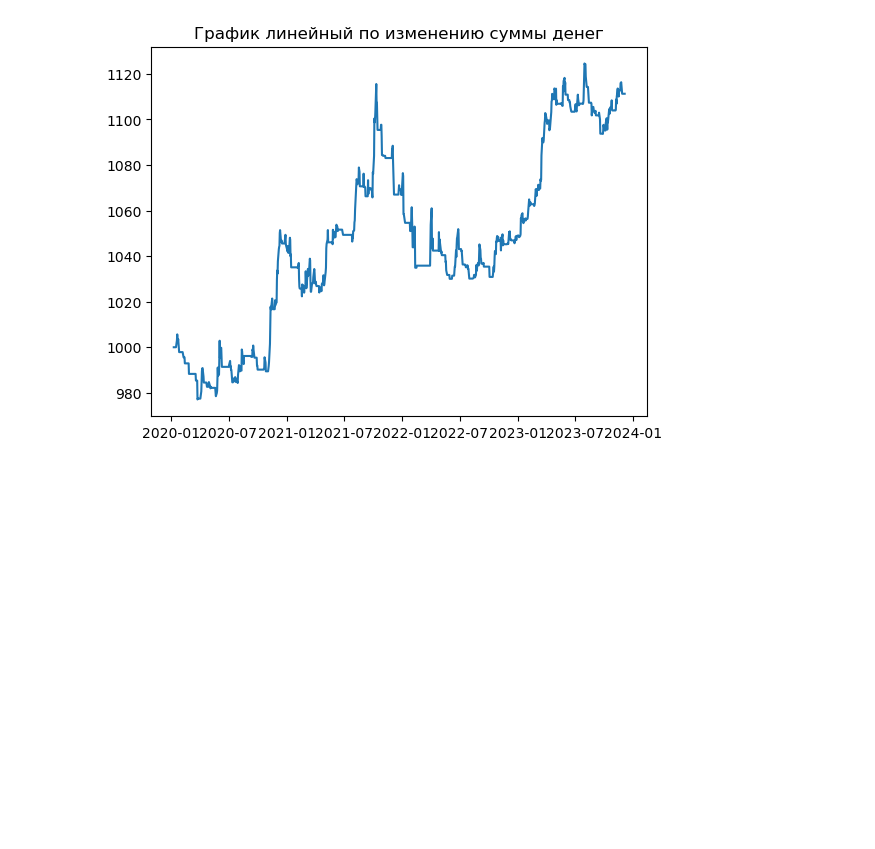
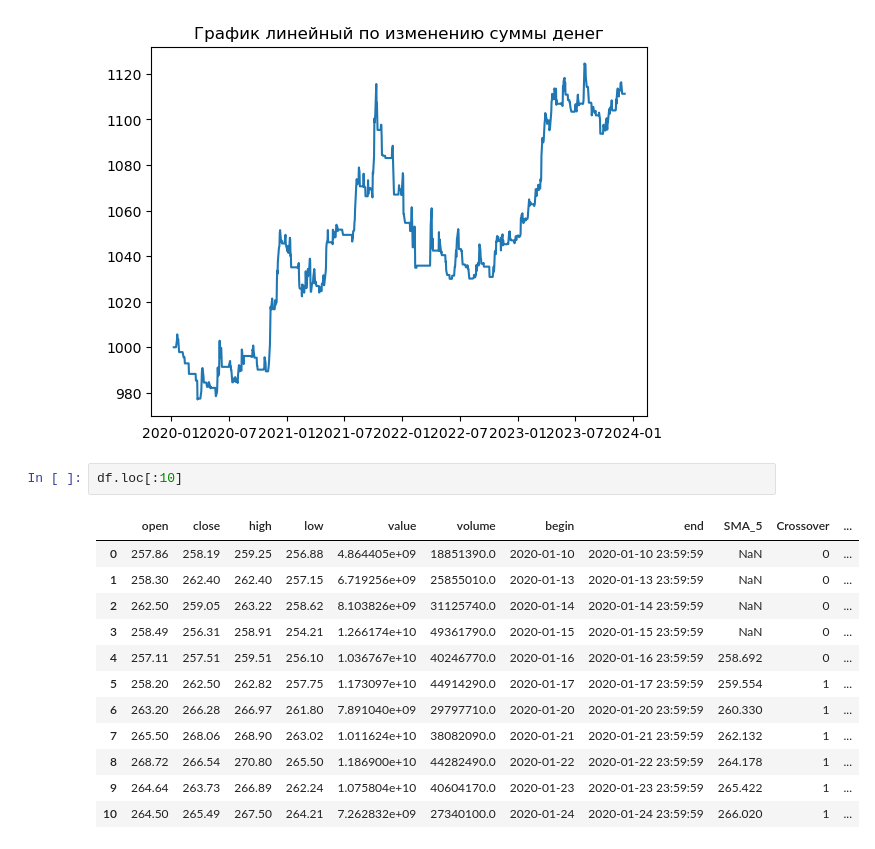
Before and after one commit to spielbrecher/MosBorse, a Jupyter notebook: DemoTrade.ipynb, the cells around one changed output. Saved outputs shown, nothing was run; the diff lists cells and outputs as text; blank space fills up the shorter version.

```diff
--- a/DemoTrade.ipynb
+++ b/DemoTrade.ipynb
@@ -248,3 +248,18 @@ def plot_linear_graph_of_profit_on_buy_change(df, col):
 plot_linear_graph_of_profit_on_buy_change(df, "Current_Money")
 # %% [output]
 [figure]
+# %%
+df.loc[:10]
+# %% [output]
+|  | open | close | high | low | value | volume | begin | end | SMA_5 | Crossover | ... |
+| 0 | 257.86 | 258.19 | 259.25 | 256.88 | 4.864405e+09 | 18851390.0 | 2020-01-10 | 2020-01-10 23:59:59 | NaN | 0 | ... |
+| 1 | 258.30 | 262.40 | 262.40 | 257.15 | 6.719256e+09 | 25855010.0 | 2020-01-13 | 2020-01-13 23:59:59 | NaN | 0 | ... |
+| 2 | 262.50 | 259.05 | 263.22 | 258.62 | 8.103826e+09 | 31125740.0 | 2020-01-14 | 2020-01-14 23:59:59 | NaN | 0 | ... |
+| 3 | 258.49 | 256.31 | 258.91 | 254.21 | 1.266174e+10 | 49361790.0 | 2020-01-15 | 2020-01-15 23:59:59 | NaN | 0 | ... |
+| 4 | 257.11 | 257.51 | 259.51 | 256.10 | 1.036767e+10 | 40246770.0 | 2020-01-16 | 2020-01-16 23:59:59 | 258.692 | 0 | ... |
+| 5 | 258.20 | 262.50 | 262.82 | 257.75 | 1.173097e+10 | 44914290.0 | 2020-01-17 | 2020-01-17 23:59:59 | 259.554 | 1 | ... |
+| 6 | 263.20 | 266.28 | 266.97 | 261.80 | 7.891040e+09 | 29797710.0 | 2020-01-20 | 2020-01-20 23:59:59 | 260.330 | 1 | ... |
+| 7 | 265.50 | 268.06 | 268.90 | 263.02 | 1.011624e+10 | 38082090.0 | 2020-01-21 | 2020-01-21 23:59:59 | 262.132 | 1 | ... |
+| 8 | 268.72 | 266.54 | 270.80 | 265.50 | 1.186900e+10 | 44282490.0 | 2020-01-22 | 2020-01-22 23:59:59 | 264.178 | 1 | ... |
+| 9 | 264.64 | 263.73 | 266.89 | 262.24 | 1.075804e+10 | 40604170.0 | 2020-01-23 | 2020-01-23 23:59:59 | 265.422 | 1 | ... |
+| 10 | 264.50 | 265.49 | 267.50 | 264.21 | 7.262832e+09 | 27340100.0 | 2020-01-24 | 2020-01-24 23:59:59 | 266.020 | 1 | ... |
```
Also changed, not shown: parts of 1 cell of this notebook, 7 other files.
